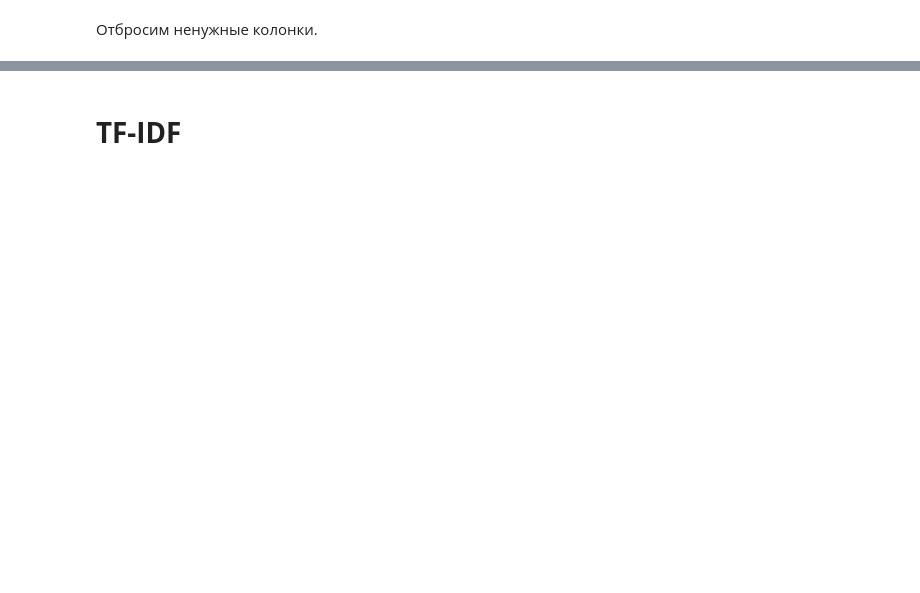
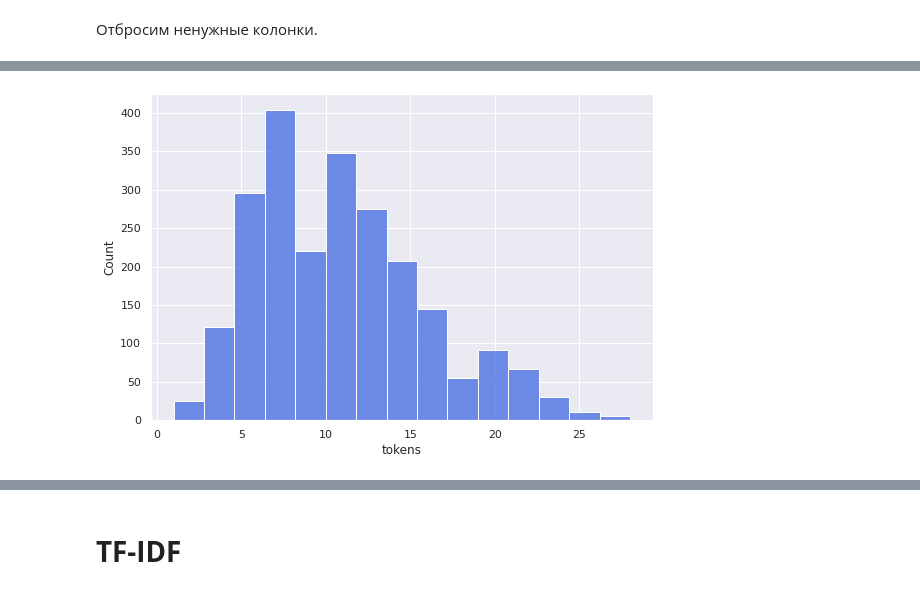
Before and after one commit to Doppler-67/sentiment_analysis, a Jupyter notebook: sentiment_analysis.ipynb, the cells around one changed output, grey strips where cells are left out. Saved outputs shown, nothing was run; the diff lists cells and outputs as text; code cells hidden in the pictures; blank space fills up the shorter version.

```diff
--- a/sentiment_analysis.ipynb
+++ b/sentiment_analysis.ipynb
@@ -108,0 +130,6 @@ data = data.head(2300) # !!!
+# %%
+plt.figure(figsize=(9, 6))
+sns.histplot(x=data['tokens'], color='royalblue', bins=15)
+plt.show()
+# %% [output]
+[figure, added]
```
Also changed, not shown: parts of 40 cells of this notebook.
